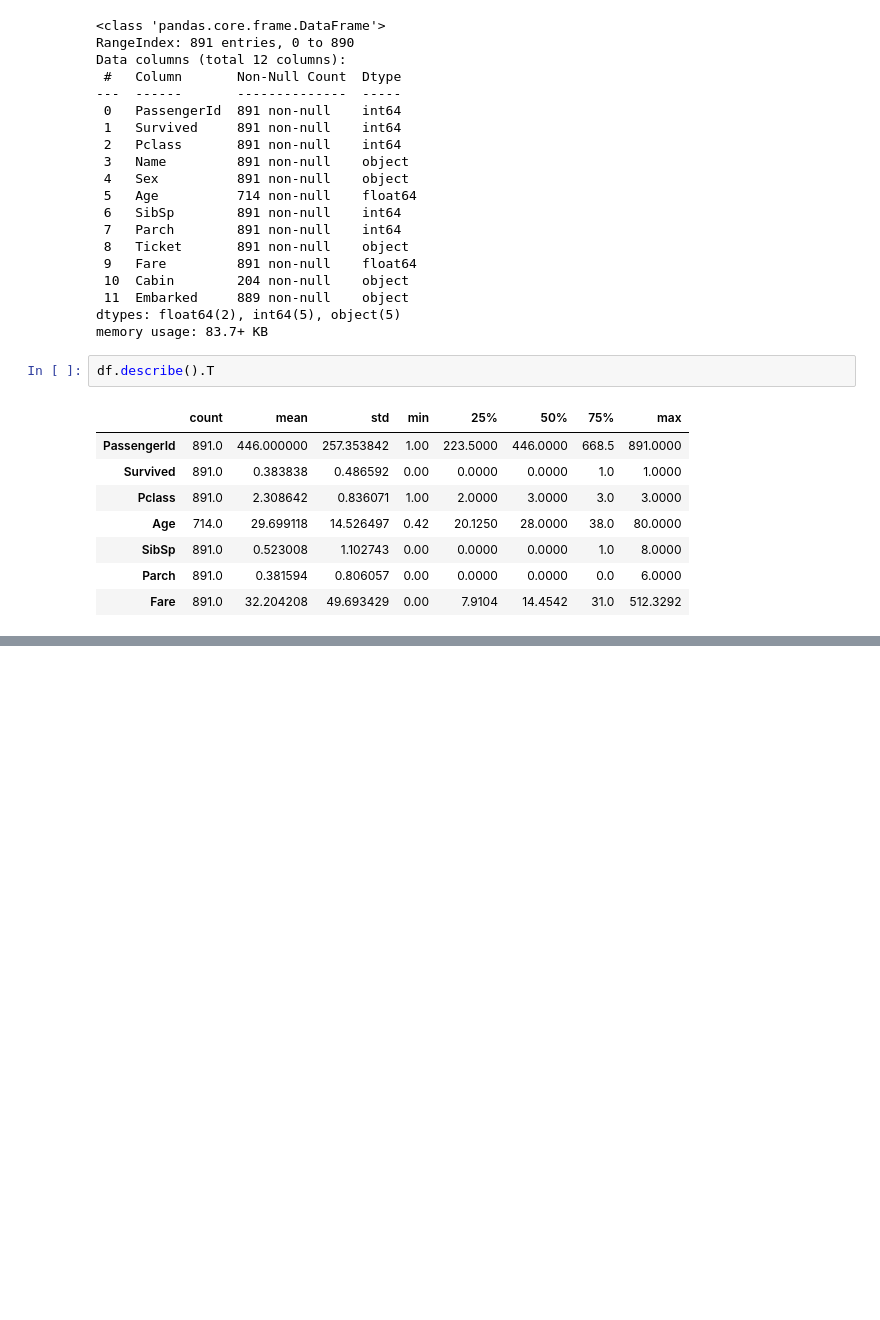
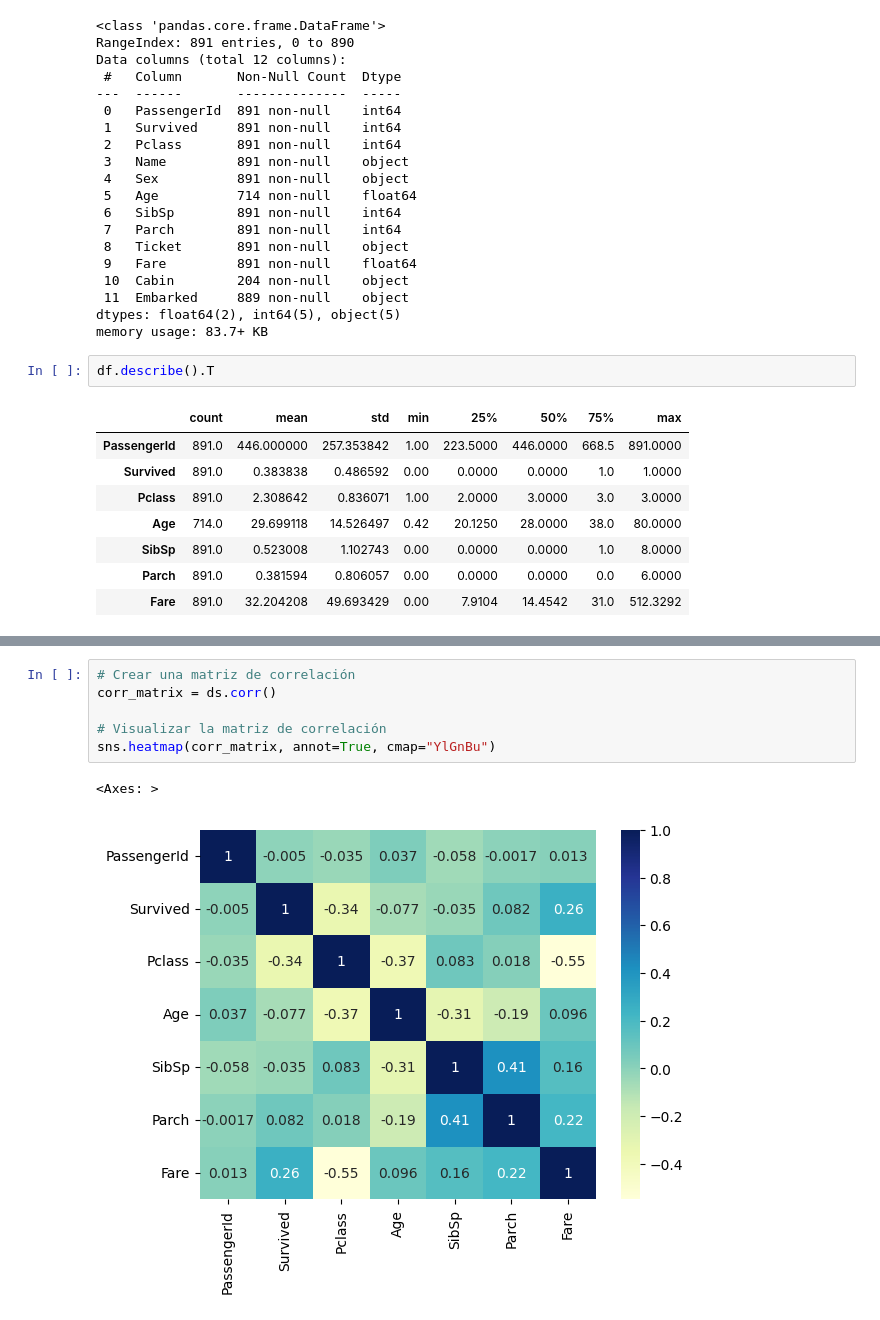
Before and after one commit to agonzalezfe/kaggle_titanic, a Jupyter notebook: kaggle.ipynb, the cells around one changed output, grey strips where cells are left out. Cells and saved outputs as stored; diff of their text form; blank space fills up the shorter version.

```diff
--- a/kaggle.ipynb
+++ b/kaggle.ipynb
@@ -96,0 +186,9 @@ df.describe().T
+# %%
+# Crear una matriz de correlación
+corr_matrix = ds.corr()
+
+# Visualizar la matriz de correlación
+sns.heatmap(corr_matrix, annot=True, cmap="YlGnBu")
+# %% [output]
+<Axes: >
+[figure, added]
```
Also changed, not shown: parts of 10 cells of this notebook.
